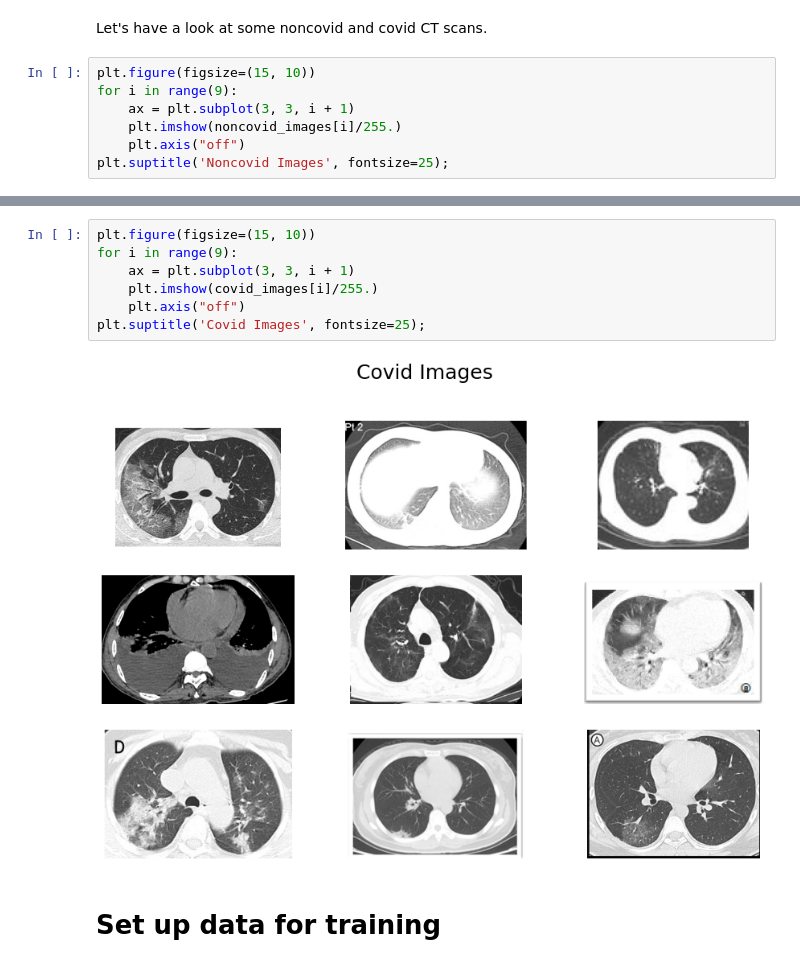
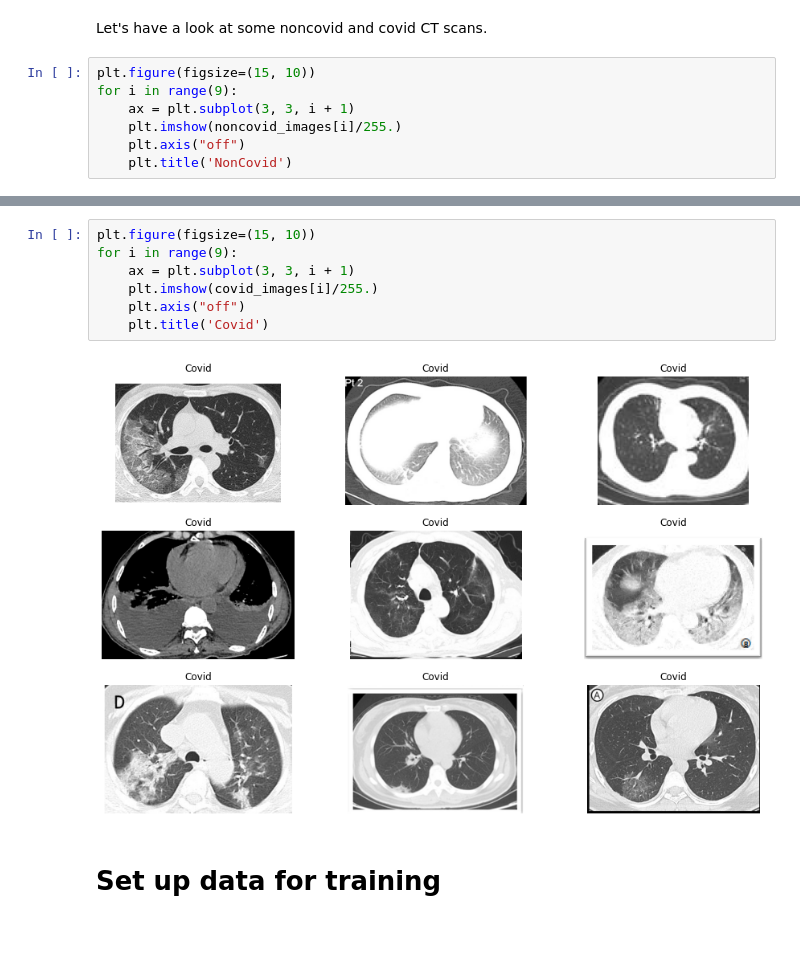
Before and after one commit to YangXiaozhou/CNN-COVID-19-classification-using-chest-CT-scan, a Jupyter notebook: notebooks/INFORMS-QSR-data-challenge.ipynb, the cells around one changed output, grey strips where cells are left out. Cells and saved outputs as stored; diff of their text form; blank space fills up the shorter version.

```diff
--- a/notebooks/INFORMS-QSR-data-challenge.ipynb
+++ b/notebooks/INFORMS-QSR-data-challenge.ipynb
@@ -36,5 +42,5 @@ for i in range(9):
     ax = plt.subplot(3, 3, i + 1)
     plt.imshow(noncovid_images[i]/255.)
     plt.axis("off")
-plt.suptitle('Noncovid Images', fontsize=25);
+    plt.title('NonCovid')
 # %% [output]
@@ -42,12 +48,12 @@ plt.suptitle('Noncovid Images', fontsize=25);
 # %%
 plt.figure(figsize=(15, 10))
 for i in range(9):
     ax = plt.subplot(3, 3, i + 1)
     plt.imshow(covid_images[i]/255.)
     plt.axis("off")
-plt.suptitle('Covid Images', fontsize=25);
+    plt.title('Covid')
 # %% [output]
-[figure, old version]
+[figure, new version]
 # %% [markdown]
 # Set up data for training
 # %% [markdown]
```
Also changed, not shown: parts of 23 cells of this notebook, 6 other files.
